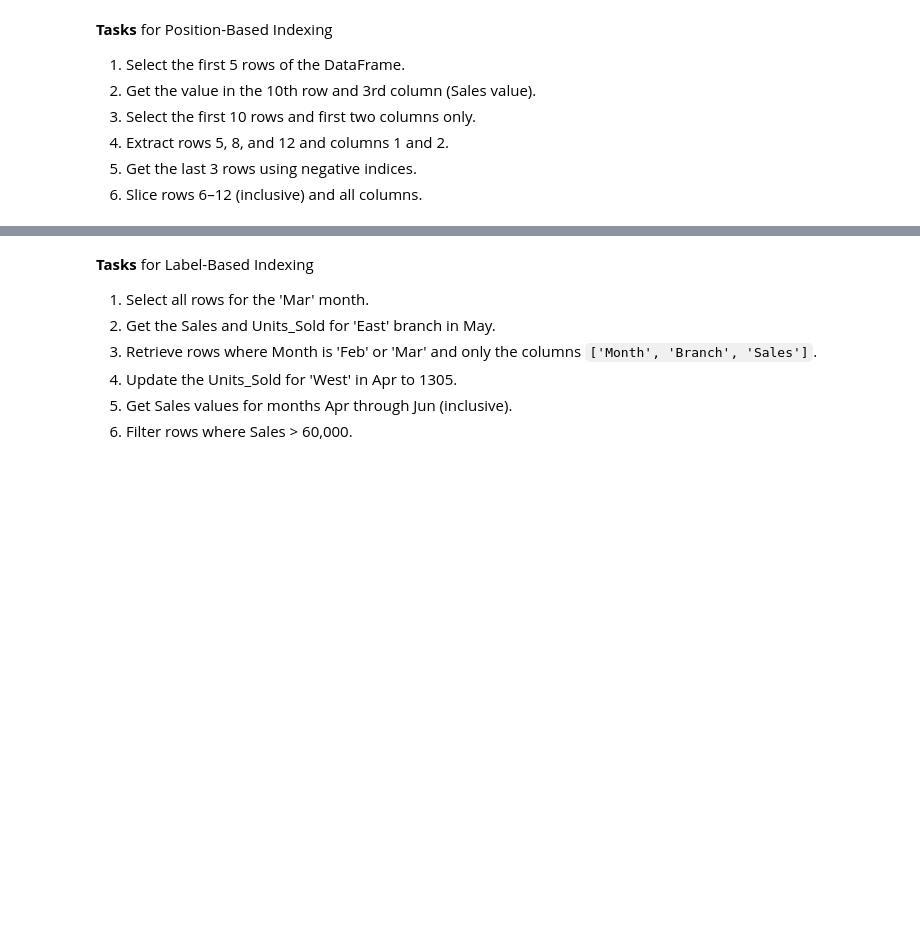
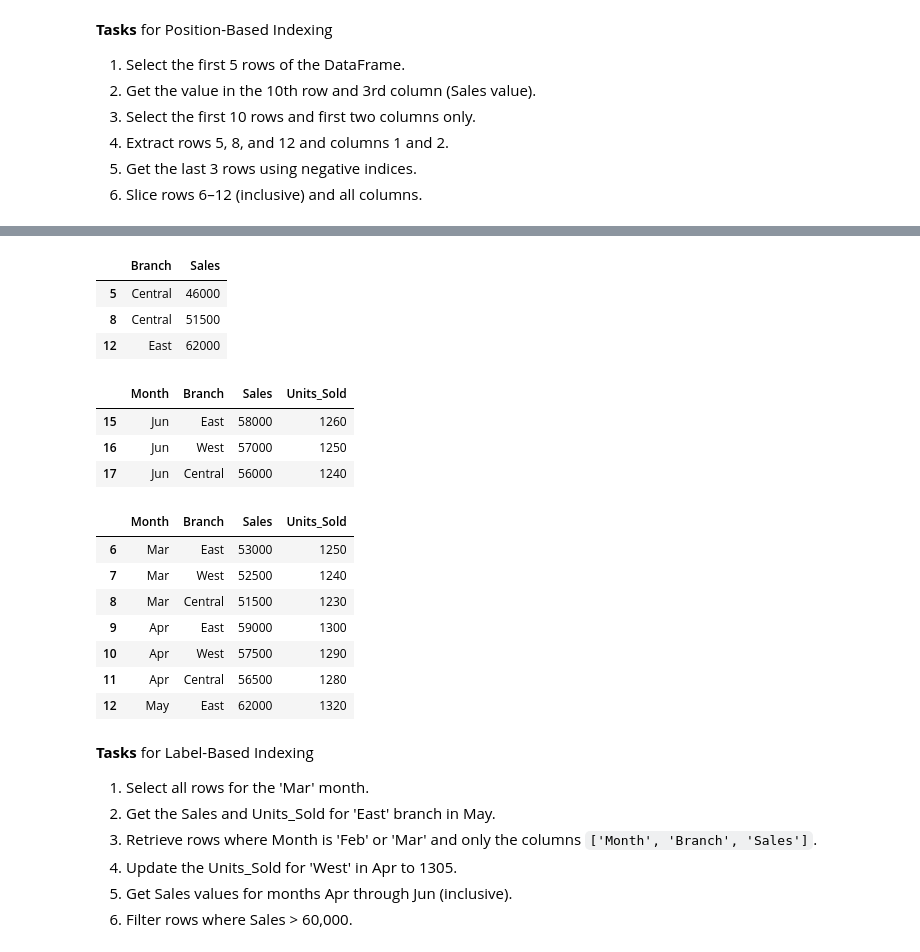
Before and after one commit to choi-phd/PySocs, a Jupyter notebook: 03_pandas/03_notebook.ipynb, the cells around one changed output, grey strips where cells are left out. Saved outputs shown, nothing was run; the diff lists cells and outputs as text; code cells hidden in the pictures; blank space fills up the shorter version.

```diff
--- a/03_pandas/03_notebook.ipynb
+++ b/03_pandas/03_notebook.ipynb
@@ -437,9 +871,31 @@ units_sold = [1200,1150,1100,1050,1040,1030,
 # %%
 # Extract row indexes 5, 8, and 12 and columns 1 and 2.
+df_sales.iloc[[5, 8, 12], [1, 2]]
+# %% [output]
+|  | Branch | Sales |
+| 5 | Central | 46000 |
+| 8 | Central | 51500 |
+| 12 | East | 62000 |
 # %%
 # Get the last 3 rows using negative indices.
+df_sales.iloc[-3:]
+# %% [output]
+|  | Month | Branch | Sales | Units_Sold |
+| 15 | Jun | East | 58000 | 1260 |
+| 16 | Jun | West | 57000 | 1250 |
+| 17 | Jun | Central | 56000 | 1240 |
 # %%
 # Slice rows 6–12 (inclusive) and all columns.
+df_sales.iloc[6:13]
+# %% [output]
+|  | Month | Branch | Sales | Units_Sold |
+| 6 | Mar | East | 53000 | 1250 |
+| 7 | Mar | West | 52500 | 1240 |
+| 8 | Mar | Central | 51500 | 1230 |
+| 9 | Apr | East | 59000 | 1300 |
+| 10 | Apr | West | 57500 | 1290 |
+| 11 | Apr | Central | 56500 | 1280 |
+| 12 | May | East | 62000 | 1320 |
 # %% [markdown]
 **Tasks** for Label-Based Indexing
 
```
Also changed, not shown: parts of 84 cells of this notebook, 2 other files.
